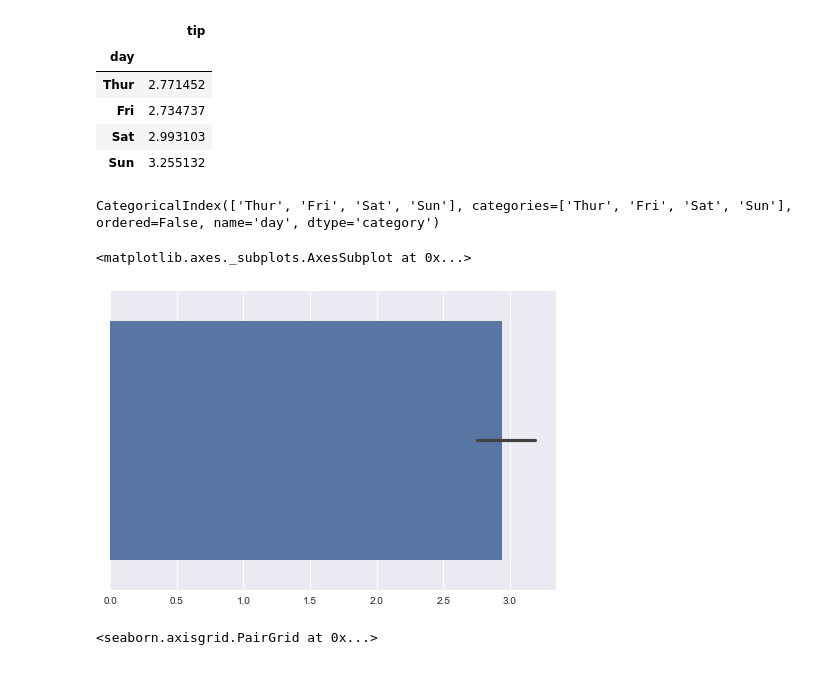
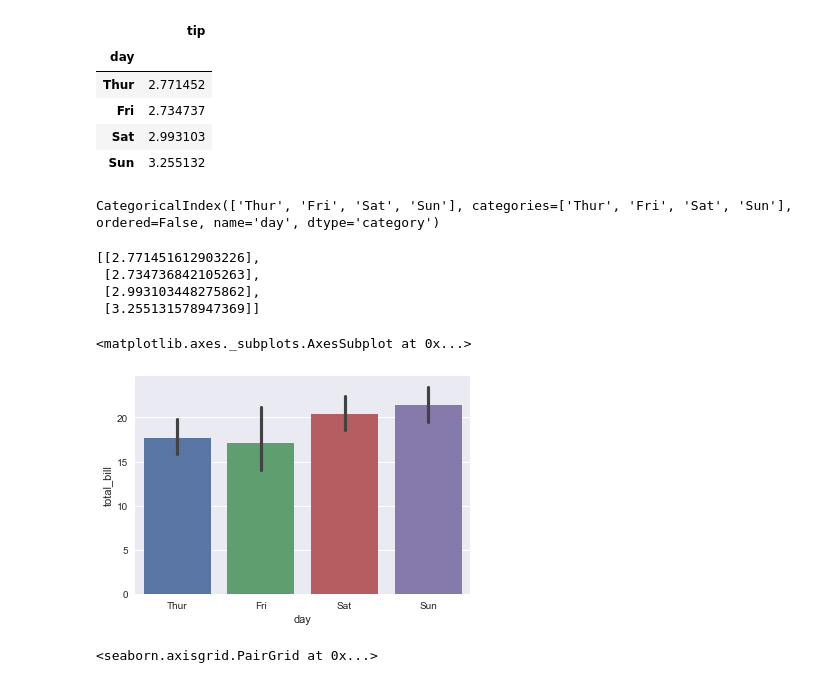
Before and after one commit to chankoo/python, a Jupyter notebook: 6.2 Visualization.ipynb, the cells around one changed output. Drawn from its saved outputs; the diff is of its cells as text; code cells hidden in the pictures.

```diff
--- a/6.2 Visualization.ipynb
+++ b/6.2 Visualization.ipynb
@@ -94,15 +94,22 @@ graph2
 | Fri | 2.734737 |
 | Sat | 2.993103 |
 | Sun | 3.255132 |
-# %%
-graph2.axes[0]
-# %% [output]
-CategoricalIndex(['Thur', 'Fri', 'Sat', 'Sun'], categories=['Thur', 'Fri', 'Sat', 'Sun'], ordered=False, name='day', dtype='category')
-# %%
-sns.barplot(graph2)
-# %% [output]
-<matplotlib.axes._subplots.AxesSubplot at 0x...>
-[figure, removed]
+# %%
+graph2.index
+# %% [output]
+CategoricalIndex(['Thur', 'Fri', 'Sat', 'Sun'], categories=['Thur', 'Fri', 'Sat', 'Sun'], ordered=False, name='day', dtype='category')
+# %%
+graph2.values.tolist()
+# %% [output]
+[[2.771451612903226],
+ [2.734736842105263],
+ [2.993103448275862],
+ [3.255131578947369]]
+# %%
+sns.barplot(data=tip,x='day',y='total_bill',orient='v')
+# %% [output]
+<matplotlib.axes._subplots.AxesSubplot at 0x...>
+[figure, added]
 # %%
 iris = sns.load_dataset('iris')
 # %%
```
Also changed, not shown: parts of 2 cells of this notebook.
